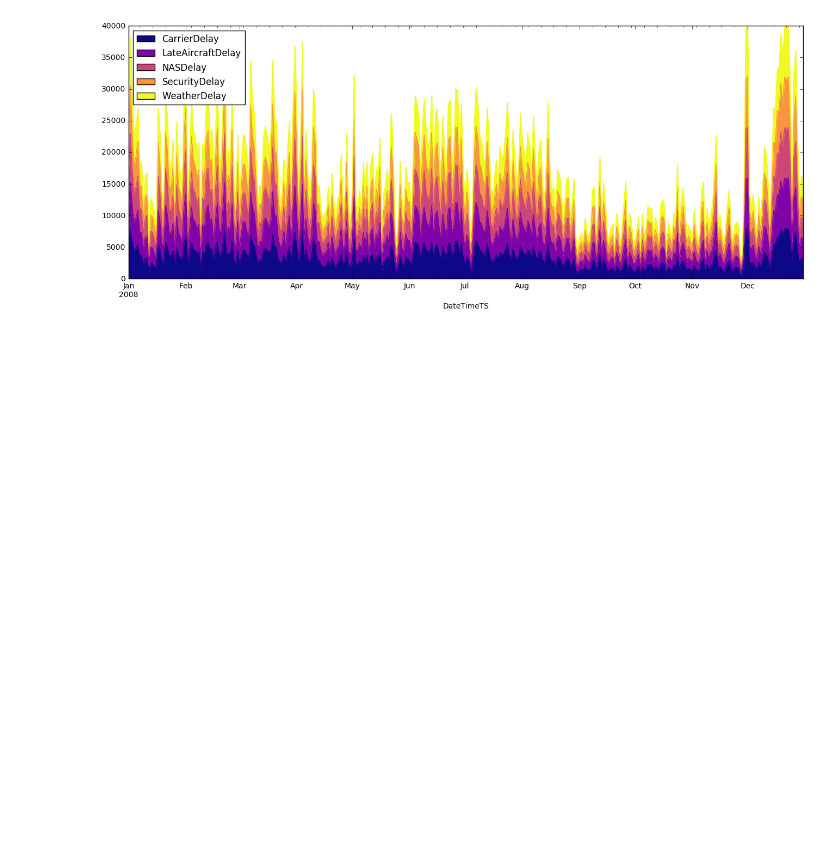
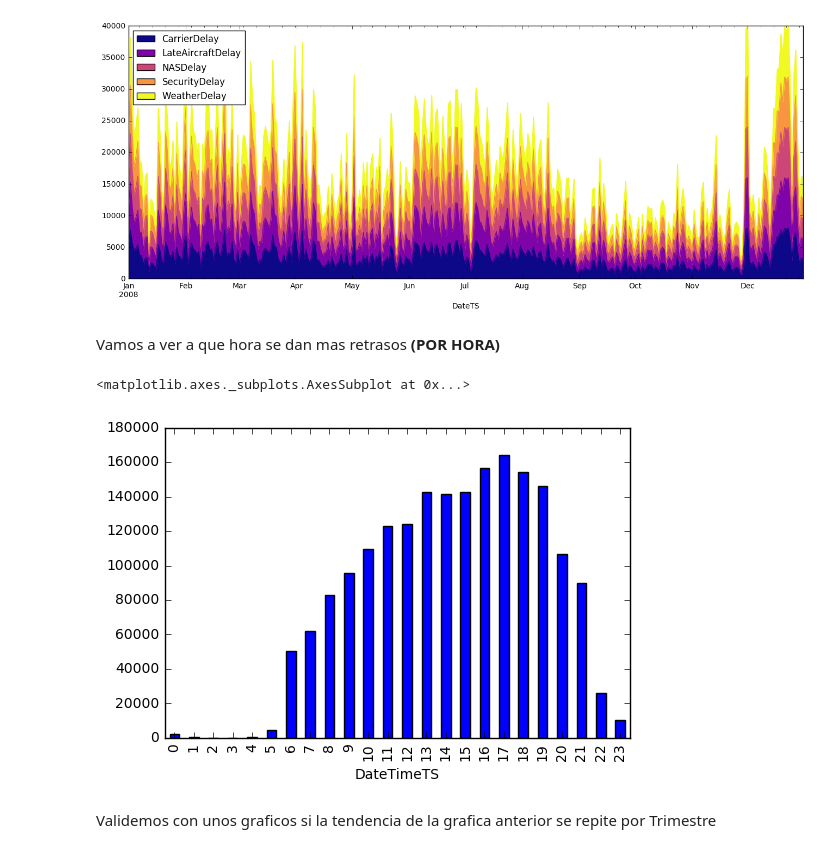
Before and after one commit to giovamata/campusciff-2016, a Jupyter notebook: Finales/Python/Evaluacion Continua 3/Parte 1.ipynb, the cells around one changed output. Cells and saved outputs as stored; diff of their text form; code cells hidden in the pictures; blank space fills up the shorter version.

```diff
--- a/Finales/Python/Evaluacion Continua 3/Parte 1.ipynb
+++ b/Finales/Python/Evaluacion Continua 3/Parte 1.ipynb
@@ -270,3 +298,14 @@ DelayTypebyDay.plot(kind='area', figsize=[16,6], stacked=True, colormap='plasma'
 # %% [output]
 <matplotlib.axes._subplots.AxesSubplot at 0x...>
 [figure]
+# %% [markdown]
+Vamos a ver a que hora se dan mas retrasos **(POR HORA)**
+# %%
+DelayedFlightsBH = DelayedFlights.groupby(by=[DelayedFlights.DateTimeTS.map(lambda x : (x.hour))])
+DelayedFlightsBH = DelayedFlightsBH.size()
+DelayedFlightsBH.plot(kind='bar')
+# %% [output]
+<matplotlib.axes._subplots.AxesSubplot at 0x...>
+[figure, added]
+# %% [markdown]
+Validemos con unos graficos si la tendencia de la grafica anterior se repite por Trimestre
```
Also changed, not shown: parts of 13 cells of this notebook, 3 other files.
